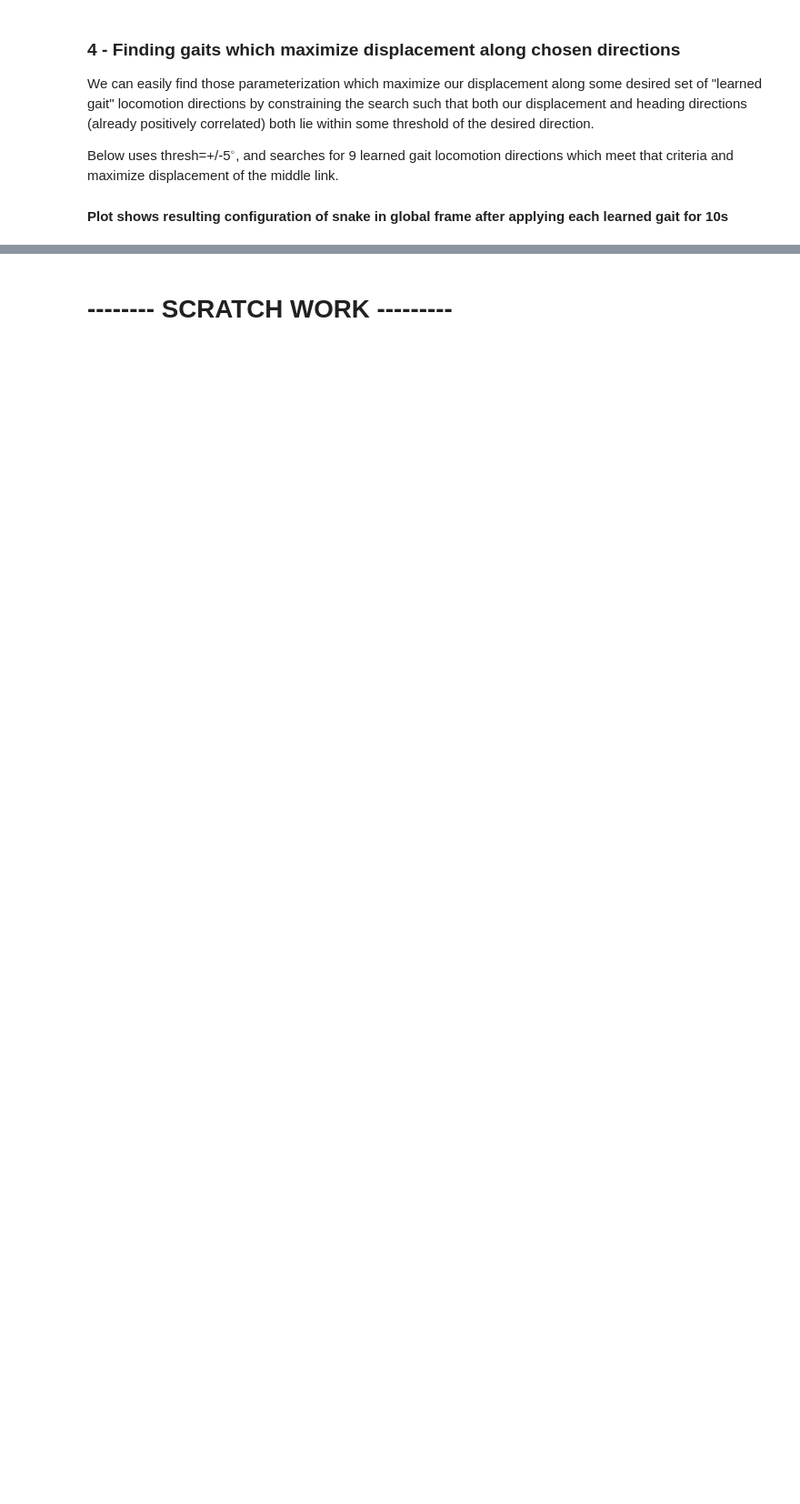
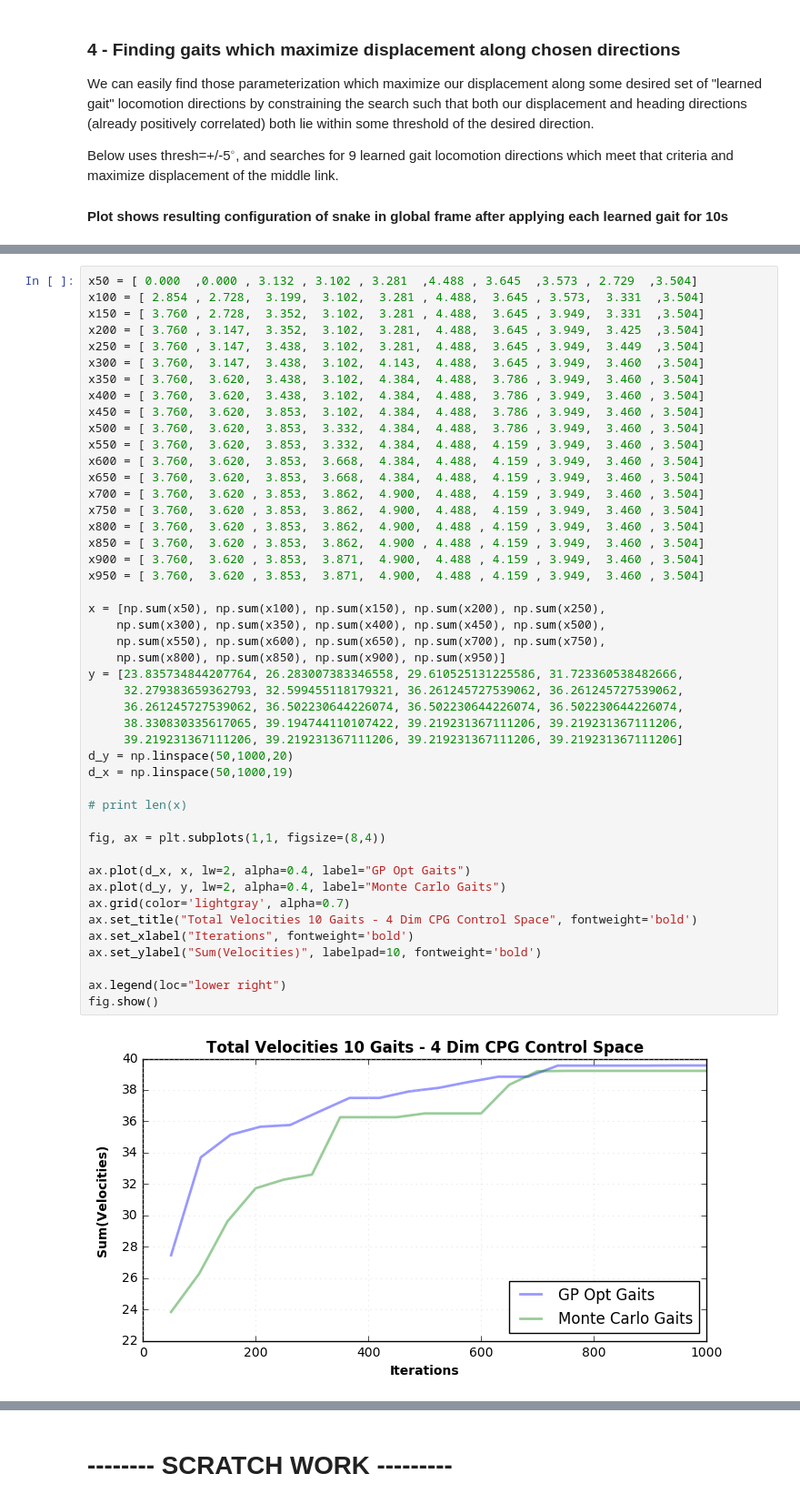
Before and after one commit to gypsytearss/tensegrity_physics, a Jupyter notebook: cpg_data.ipynb, the cells around one changed output, grey strips where cells are left out. Shown at 91% size. Saved outputs shown, nothing was run; the diff lists cells and outputs as text; blank space fills up the shorter version.

```diff
--- a/cpg_data.ipynb
+++ b/cpg_data.ipynb
@@ -502,0 +387,48 @@ mpld3.display(fig)
+# %%
+x50 = [ 0.000  ,0.000 , 3.132 , 3.102 , 3.281  ,4.488 , 3.645  ,3.573 , 2.729  ,3.504]
+x100 = [ 2.854 , 2.728,  3.199,  3.102,  3.281 , 4.488,  3.645 , 3.573,  3.331  ,3.504]
+x150 = [ 3.760 , 2.728,  3.352,  3.102,  3.281 , 4.488,  3.645 , 3.949,  3.331  ,3.504]
+x200 = [ 3.760 , 3.147,  3.352,  3.102,  3.281,  4.488,  3.645 , 3.949,  3.425  ,3.504]
+x250 = [ 3.760 , 3.147,  3.438,  3.102,  3.281,  4.488,  3.645 , 3.949,  3.449  ,3.504]
+x300 = [ 3.760,  3.147,  3.438,  3.102,  4.143,  4.488,  3.645 , 3.949,  3.460  ,3.504]
+x350 = [ 3.760,  3.620,  3.438,  3.102,  4.384,  4.488,  3.786 , 3.949,  3.460 , 3.504]
+x400 = [ 3.760,  3.620,  3.438,  3.102,  4.384,  4.488,  3.786 , 3.949,  3.460 , 3.504]
+x450 = [ 3.760,  3.620,  3.853,  3.102,  4.384,  4.488,  3.786 , 3.949,  3.460 , 3.504]
+x500 = [ 3.760,  3.620,  3.853,  3.332,  4.384,  4.488,  3.786 , 3.949,  3.460 , 3.504]
+x550 = [ 3.760,  3.620,  3.853,  3.332,  4.384,  4.488,  4.159 , 3.949,  3.460 , 3.504]
+x600 = [ 3.760,  3.620,  3.853,  3.668,  4.384,  4.488,  4.159 , 3.949,  3.460 , 3.504]
+x650 = [ 3.760,  3.620,  3.853,  3.668,  4.384,  4.488,  4.159 , 3.949,  3.460 , 3.504]
+x700 = [ 3.760,  3.620 , 3.853,  3.862,  4.900,  4.488,  4.159 , 3.949,  3.460 , 3.504]
+x750 = [ 3.760,  3.620 , 3.853,  3.862,  4.900,  4.488,  4.159 , 3.949,  3.460 , 3.504]
+x800 = [ 3.760,  3.620 , 3.853,  3.862,  4.900,  4.488 , 4.159 , 3.949,  3.460 , 3.504]
+x850 = [ 3.760,  3.620 , 3.853,  3.862,  4.900 , 4.488 , 4.159 , 3.949,  3.460 , 3.504]
+x900 = [ 3.760,  3.620 , 3.853,  3.871,  4.900,  4.488 , 4.159 , 3.949,  3.460 , 3.504]
+x950 = [ 3.760,  3.620 , 3.853,  3.871,  4.900,  4.488 , 4.159 , 3.949,  3.460 , 3.504]
+
+x = [np.sum(x50), np.sum(x100), np.sum(x150), np.sum(x200), np.sum(x250),
+    np.sum(x300), np.sum(x350), np.sum(x400), np.sum(x450), np.sum(x500),
+    np.sum(x550), np.sum(x600), np.sum(x650), np.sum(x700), np.sum(x750),
+    np.sum(x800), np.sum(x850), np.sum(x900), np.sum(x950)]
+y = [23.835734844207764, 26.283007383346558, 29.610525131225586, 31.723360538482666,
+     32.279383659362793, 32.599455118179321, 36.261245727539062, 36.261245727539062,
+     36.261245727539062, 36.502230644226074, 36.502230644226074, 36.502230644226074,
+     38.330830335617065, 39.194744110107422, 39.219231367111206, 39.219231367111206,
+     39.219231367111206, 39.219231367111206, 39.219231367111206, 39.219231367111206]
+d_y = np.linspace(50,1000,20)
+d_x = np.linspace(50,1000,19)
+
+# print len(x)
+
+fig, ax = plt.subplots(1,1, figsize=(8,4))
+
+ax.plot(d_x, x, lw=2, alpha=0.4, label="GP Opt Gaits")
+ax.plot(d_y, y, lw=2, alpha=0.4, label="Monte Carlo Gaits")
+ax.grid(color='lightgray', alpha=0.7)
+ax.set_title("Total Velocities 10 Gaits - 4 Dim CPG Control Space", fontweight='bold')
+ax.set_xlabel("Iterations", fontweight='bold')
+ax.set_ylabel("Sum(Velocities)", labelpad=10, fontweight='bold')
+
+ax.legend(loc="lower right")
+fig.show()
+# %% [output]
+[figure, added]
```
Also changed, not shown: parts of 19 cells of this notebook, 5 other files.
